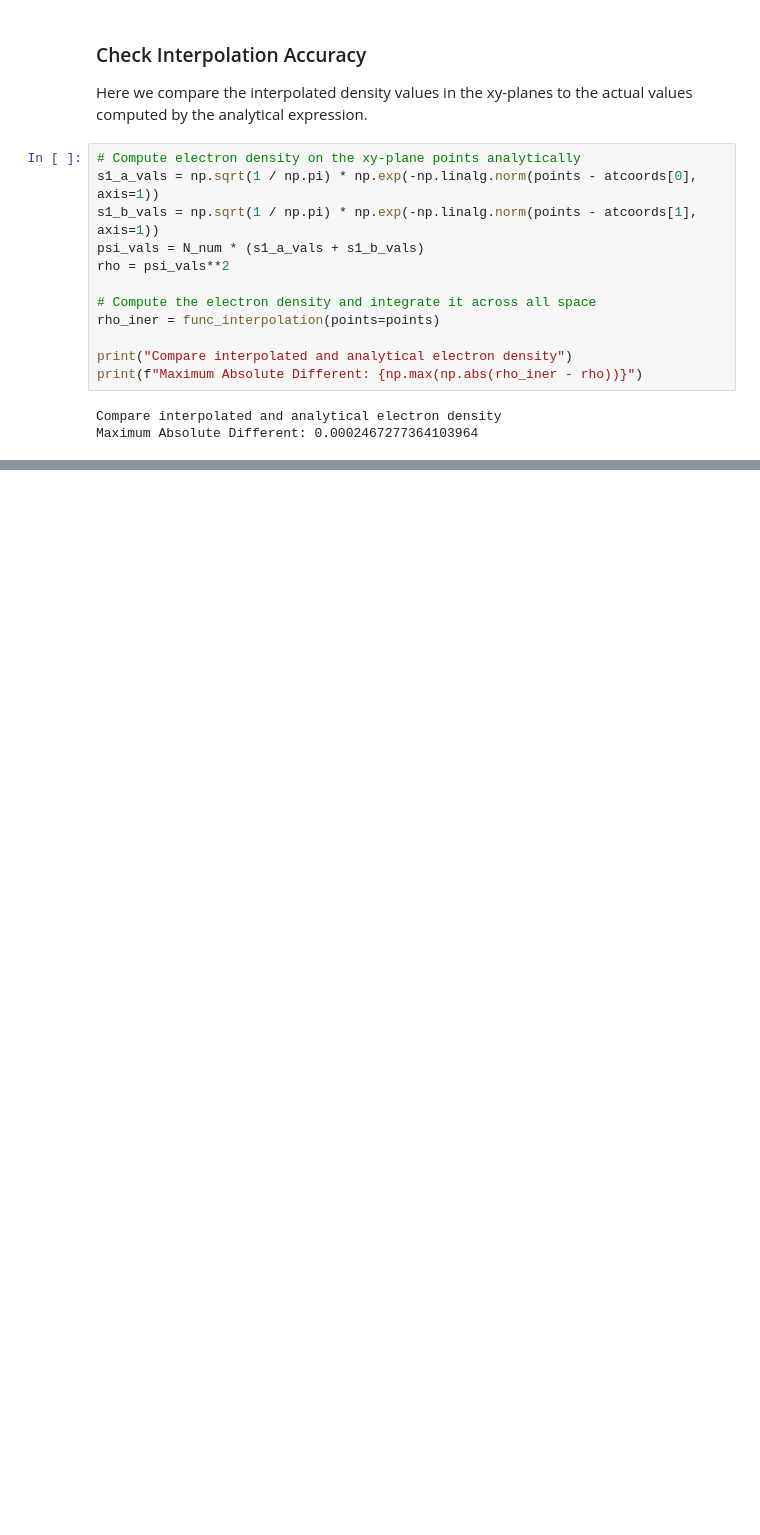
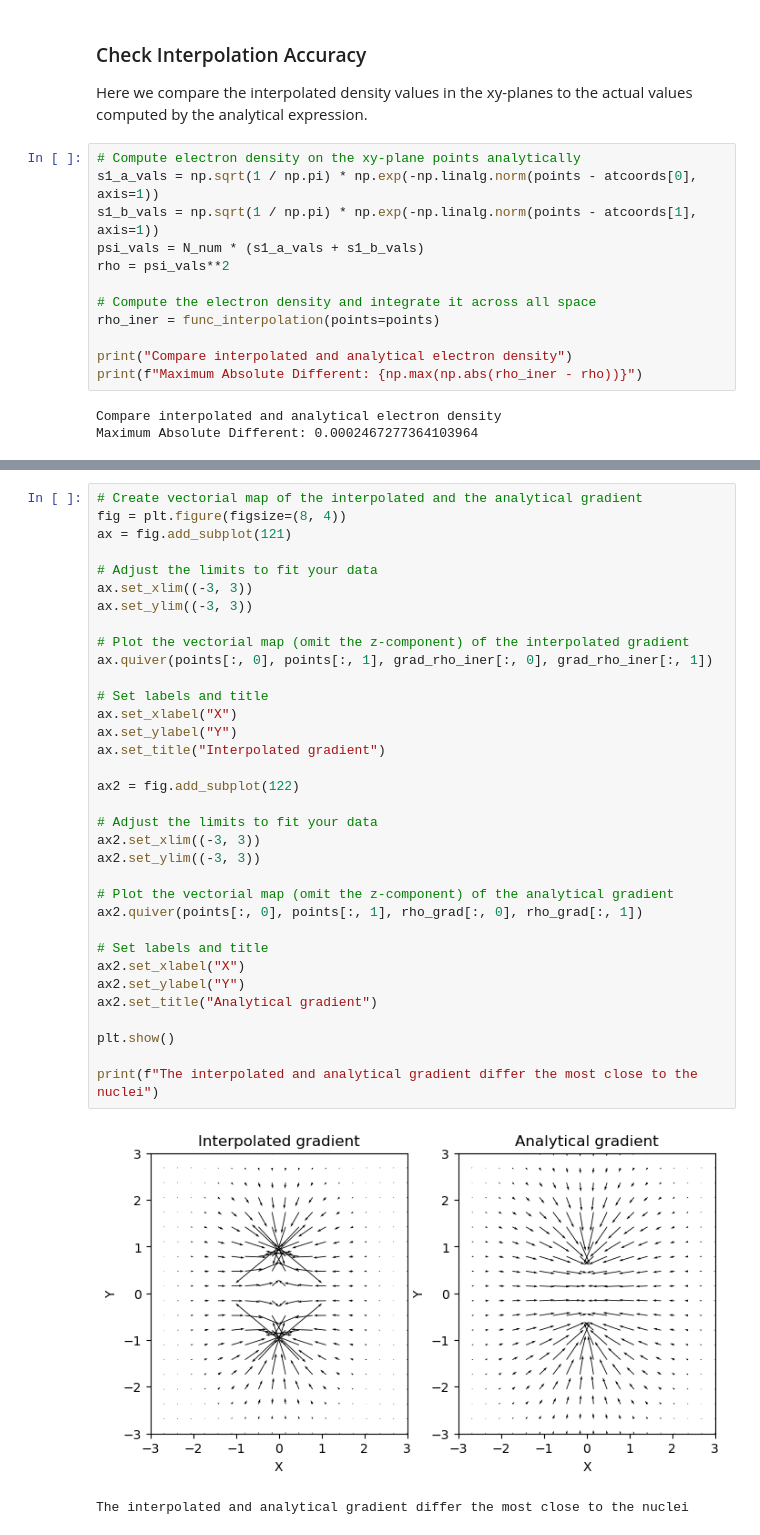
Before and after one commit to theochem/grid, a Jupyter notebook: doc/notebooks/Quickstart.ipynb, the cells around one changed output, grey strips where cells are left out. Drawn from its saved outputs; the diff is of its cells as text; blank space fills up the shorter version.

```diff
--- a/doc/notebooks/Quickstart.ipynb
+++ b/doc/notebooks/Quickstart.ipynb
@@ -291,0 +370,37 @@ TBP.
+# %%
+# Create vectorial map of the interpolated and the analytical gradient
+fig = plt.figure(figsize=(8, 4))
+ax = fig.add_subplot(121)
+
+# Adjust the limits to fit your data
+ax.set_xlim((-3, 3))
+ax.set_ylim((-3, 3))
+
+# Plot the vectorial map (omit the z-component) of the interpolated gradient
+ax.quiver(points[:, 0], points[:, 1], grad_rho_iner[:, 0], grad_rho_iner[:, 1])
+
+# Set labels and title
+ax.set_xlabel("X")
+ax.set_ylabel("Y")
+ax.set_title("Interpolated gradient")
+
+ax2 = fig.add_subplot(122)
+
+# Adjust the limits to fit your data
+ax2.set_xlim((-3, 3))
+ax2.set_ylim((-3, 3))
+
+# Plot the vectorial map (omit the z-component) of the analytical gradient
+ax2.quiver(points[:, 0], points[:, 1], rho_grad[:, 0], rho_grad[:, 1])
+
+# Set labels and title
+ax2.set_xlabel("X")
+ax2.set_ylabel("Y")
+ax2.set_title("Analytical gradient")
+
+plt.show()
+
+print(f"The interpolated and analytical gradient differ the most close to the nuclei")
+# %% [output]
+[figure, added]
+The interpolated and analytical gradient differ the most close to the nuclei
```
Also changed, not shown: parts of 9 cells of this notebook.
